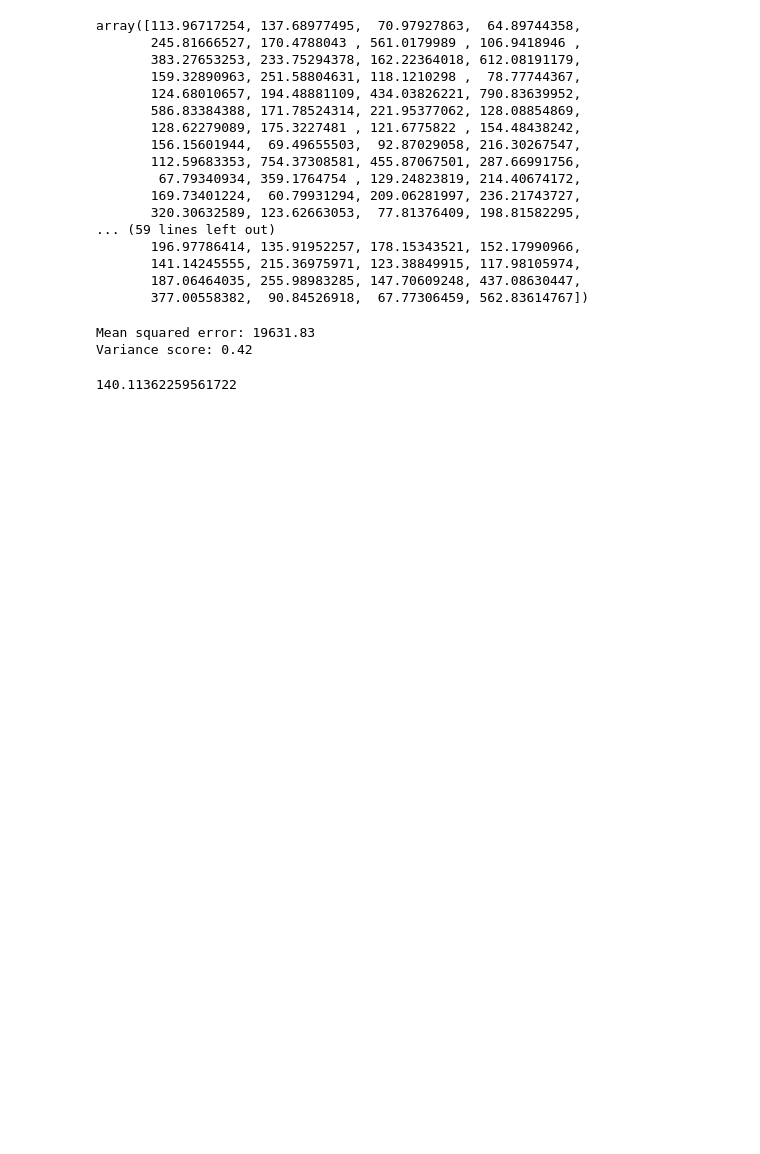
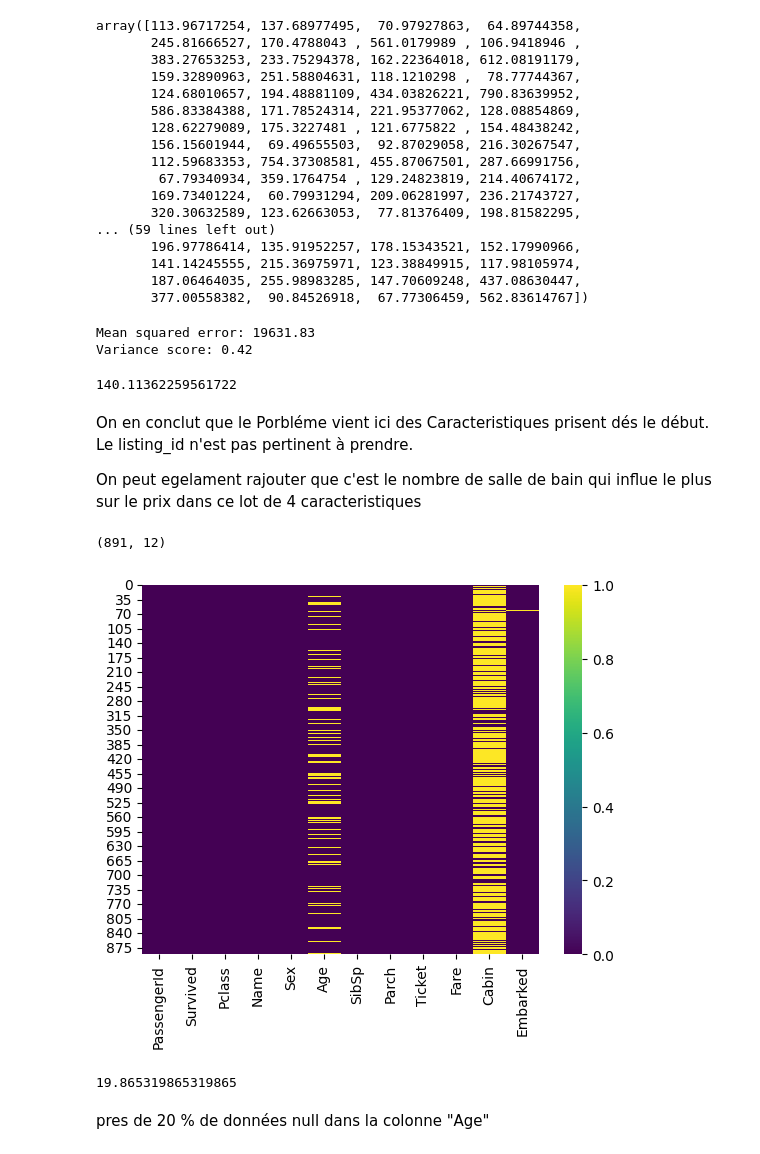
Before and after one commit to samiHEL/ML_Intro_Regression, a Jupyter notebook: ML_Intro_regression.ipynb, the cells around one changed output. Cells and saved outputs as stored; diff of their text form; code cells hidden in the pictures; blank space fills up the shorter version.

```diff
--- a/ML_Intro_regression.ipynb
+++ b/ML_Intro_regression.ipynb
@@ -263,0 +260,36 @@ Variance score: 0.42
+# %% [markdown]
+On en conclut que le Porbléme vient ici des Caracteristiques prisent dés le début. Le listing_id n'est pas pertinent à prendre.
+
+On peut egelament rajouter que c'est le nombre de salle de bain qui influe le plus sur le prix dans ce lot de 4 caracteristiques
+# %%
+import pandas as pd
+#df = pd.read_csv("../data/Salary_Data.csv", sep=',')
+df = pd.read_csv(r'/content/drive/MyDrive/titanic.csv', sep=",")
+df.head()
+print(df.shape)
+# %% [output]
+(891, 12)
+# %%
+import numpy as np
+import matplotlib.pyplot as plt
+import seaborn as sns
+
+# Create the heatmap
+#plt.heatmap(df.corr(), cmap="coolwarm")
+
+# Create a dataset
+# Default heatmap
+sns.heatmap(df.isnull(),cmap='viridis')
+plt.show()
+#Age et cabine influe sur la mort des personnes
+# %% [output]
+[figure, added]
+# %%
+total= len(df)
+somme=df['Age'].isnull().sum()
+pourcent=(somme/total)*100
+print(pourcent)
+# %% [output]
+19.865319865319865
+# %% [markdown]
+pres de 20 % de données null dans la colonne "Age"
```
Also changed, not shown: parts of 3 cells of this notebook.
